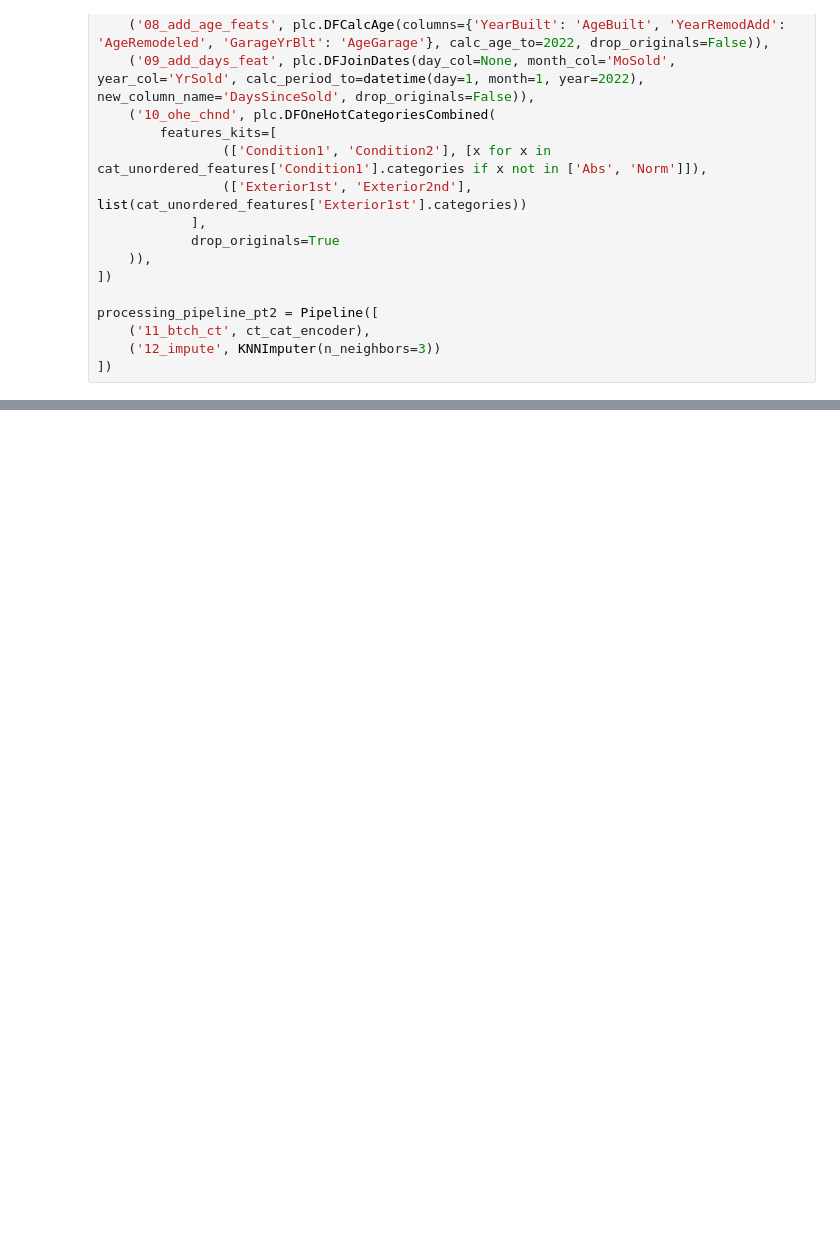
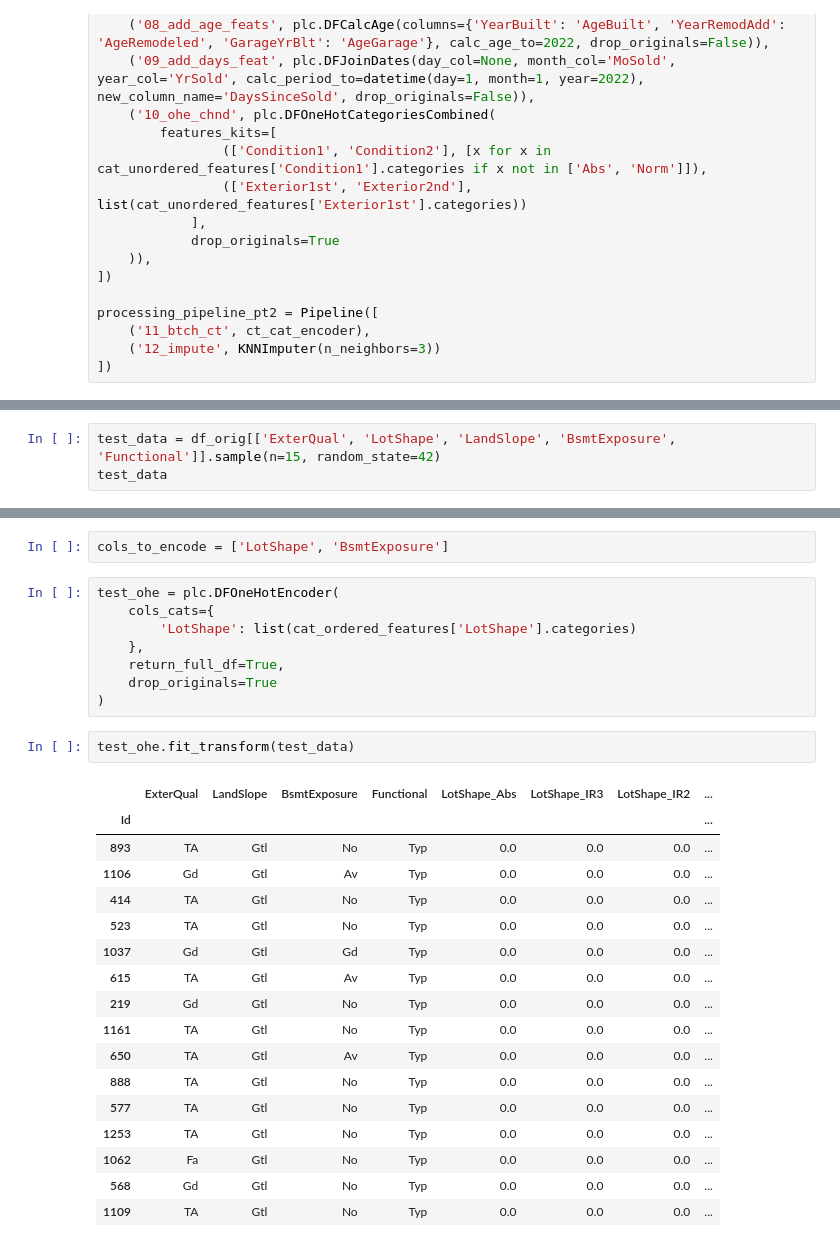
Before and after one commit to sharuhinda/adv_regression_example, a Jupyter notebook: 02_data_clean_prepare.ipynb, the cells around one changed output, grey strips where cells are left out. Cells and saved outputs as stored; diff of their text form; blank space fills up the shorter version.

```diff
--- a/data_clean_prepare.ipynb
+++ b/02_data_clean_prepare.ipynb
@@ -832,0 +922,3 @@ And it's done
+# %%
+test_data = df_orig[['ExterQual', 'LotShape', 'LandSlope', 'BsmtExposure', 'Functional']].sample(n=15, random_state=42)
+test_data
@@ -832,0 +943,30 @@ And it's done
+# %%
+cols_to_encode = ['LotShape', 'BsmtExposure']
+# %%
+test_ohe = plc.DFOneHotEncoder(
+    cols_cats={
+        'LotShape': list(cat_ordered_features['LotShape'].categories)
+    },
+    return_full_df=True,
+    drop_originals=True
+)
+# %%
+test_ohe.fit_transform(test_data)
+# %% [output]
+|  | ExterQual | LandSlope | BsmtExposure | Functional | LotShape_Abs | LotShape_IR3 | LotShape_IR2 | ... |
+| Id |  |  |  |  |  |  |  | ... |
+| 893 | TA | Gtl | No | Typ | 0.0 | 0.0 | 0.0 | ... |
+| 1106 | Gd | Gtl | Av | Typ | 0.0 | 0.0 | 0.0 | ... |
+| 414 | TA | Gtl | No | Typ | 0.0 | 0.0 | 0.0 | ... |
+| 523 | TA | Gtl | No | Typ | 0.0 | 0.0 | 0.0 | ... |
+| 1037 | Gd | Gtl | Gd | Typ | 0.0 | 0.0 | 0.0 | ... |
+| 615 | TA | Gtl | Av | Typ | 0.0 | 0.0 | 0.0 | ... |
+| 219 | Gd | Gtl | No | Typ | 0.0 | 0.0 | 0.0 | ... |
+| 1161 | TA | Gtl | No | Typ | 0.0 | 0.0 | 0.0 | ... |
+| 650 | TA | Gtl | Av | Typ | 0.0 | 0.0 | 0.0 | ... |
+| 888 | TA | Gtl | No | Typ | 0.0 | 0.0 | 0.0 | ... |
+| 577 | TA | Gtl | No | Typ | 0.0 | 0.0 | 0.0 | ... |
+| 1253 | TA | Gtl | No | Typ | 0.0 | 0.0 | 0.0 | ... |
+| 1062 | Fa | Gtl | No | Typ | 0.0 | 0.0 | 0.0 | ... |
+| 568 | Gd | Gtl | No | Typ | 0.0 | 0.0 | 0.0 | ... |
+| 1109 | TA | Gtl | No | Typ | 0.0 | 0.0 | 0.0 | ... |
```
Also changed, not shown: parts of 31 cells of this notebook, 13 other files.
